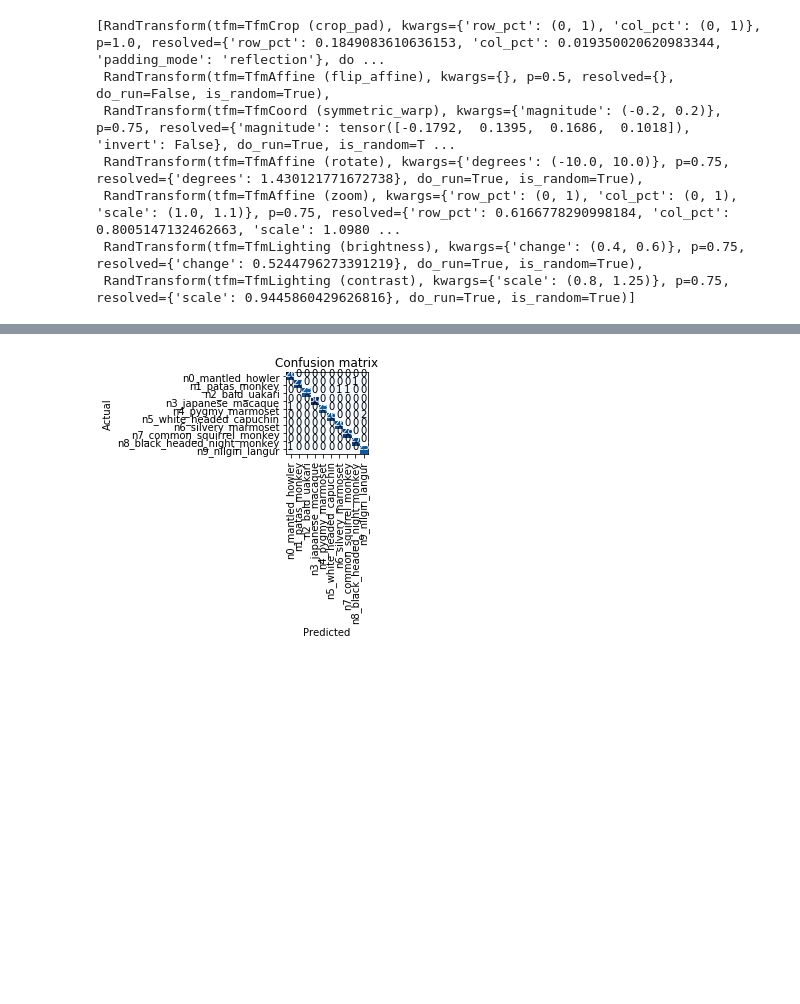
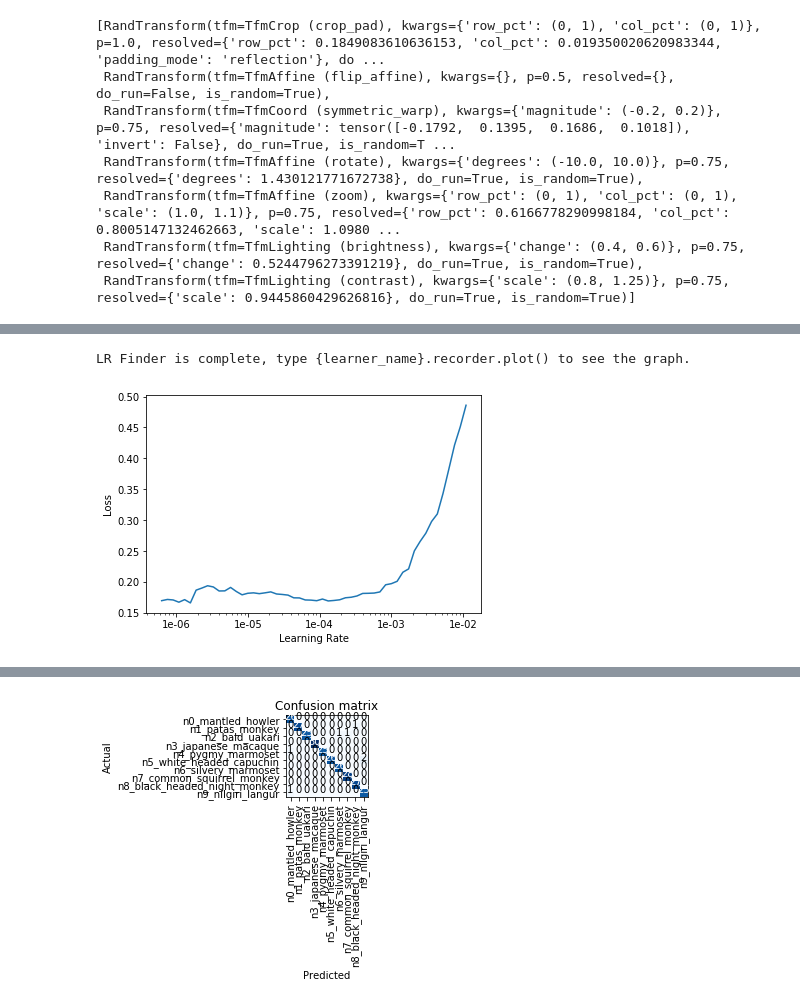
Before and after one commit to raghavab1992/course-v3, a Jupyter notebook: nbs/dl1/rb1992/week1/Monkeys_classification_fastaiv3.ipynb, the cells around one changed output, grey strips where cells are left out. Cells and saved outputs as stored; diff of their text form; code cells hidden in the pictures; blank space fills up the shorter version.

```diff
--- a/nbs/dl1/rb1992/week1/Monkeys_classification_fastaiv3.ipynb
+++ b/nbs/dl1/rb1992/week1/Monkeys_classification_fastaiv3.ipynb
@@ -106,4 +118,7 @@ learner.recorder.plot_losses()
 # %%
 learner.unfreeze()
-# learner.lr_find()
-# learner.recorder.plot()
+learner.lr_find()
+learner.recorder.plot()
+# %% [output]
+LR Finder is complete, type {learner_name}.recorder.plot() to see the graph.
+[figure, added]
```
Also changed, not shown: parts of 17 cells of this notebook, 5 other files.
